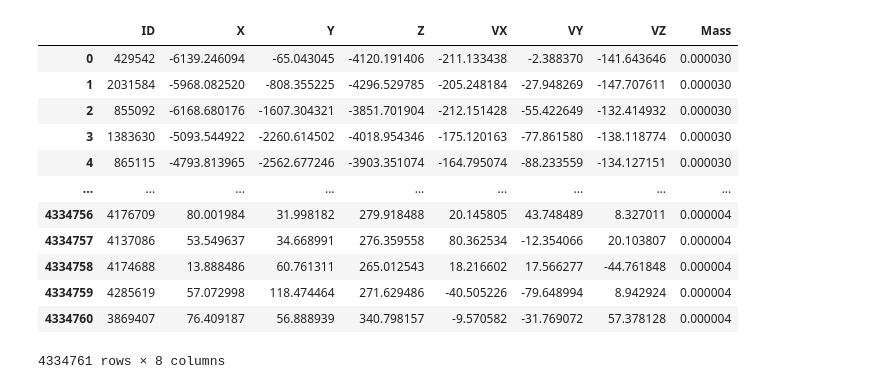
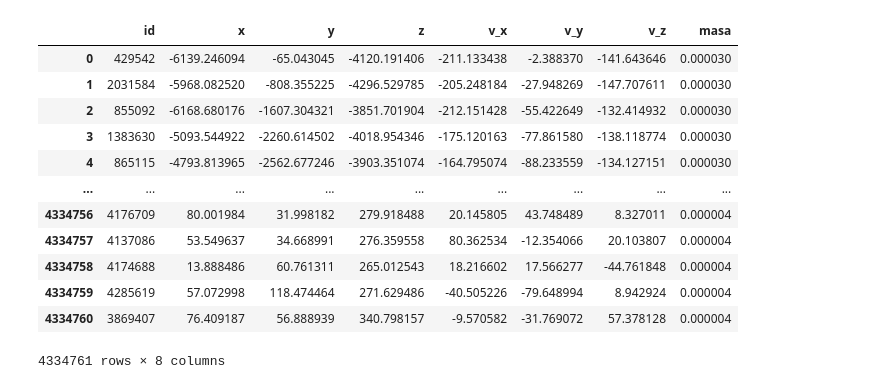
Before and after one commit to sperezp23/Analizador_de_Galaxias, a Jupyter notebook: Ensayos.ipynb, the cells around one changed output. Saved outputs shown, nothing was run; the diff lists cells and outputs as text; code cells hidden in the pictures.

```diff
--- a/Ensayos.ipynb
+++ b/Ensayos.ipynb
@@ -31,44 +31,44 @@ def leer_gadget2(file_path):
         velocities = np.fromfile(f, dtype=np.float32, count=total_particles * 3).reshape((total_particles, 3))
         block_size_end = struct.unpack("I", f.read(4))[0]
         assert block_size_start == block_size_end, "Block size mismatch en velocidades"
 
         # Leer IDs
         block_size_start = struct.unpack("I", f.read(4))[0]
         ids = np.fromfile(f, dtype=np.uint32, count=total_particles)
         block_size_end = struct.unpack("I", f.read(4))[0]
         assert block_size_start == block_size_end, "Block size mismatch en IDs"
 
         # Intentar leer masas (si están presentes)
         try:
             block_size_start = struct.unpack("I", f.read(4))[0]
             masses = np.fromfile(f, dtype=np.float32, count=total_particles)
             block_size_end = struct.unpack("I", f.read(4))[0]
             assert block_size_start == block_size_end, "Block size mismatch en masas"
         except:
             masses = None
 
     # Crear DataFrame
     df = pd.DataFrame({
-        "ID": ids,
-        "X": positions[:, 0],
-        "Y": positions[:, 1],
-        "Z": positions[:, 2],
-        "VX": velocities[:, 0],
-        "VY": velocities[:, 1],
-        "VZ": velocities[:, 2],
+        "id": ids,
+        "x": positions[:, 0],
+        "y": positions[:, 1],
+        "z": positions[:, 2],
+        "v_x": velocities[:, 0],
+        "v_y": velocities[:, 1],
+        "v_z": velocities[:, 2],
     })
 
     if masses is not None:
-        df["Mass"] = masses
+        df["masa"] = masses
 
     return df
 
 # Uso:
 archivo = r"Archivos\AM2229-735_host_RL_050"
-df_gadget = leer_gadget2(archivo)
-df_gadget
+galaxia_df = leer_gadget2(archivo)
+galaxia_df
 # %% [output]
-|  | ID | X | Y | Z | VX | VY | VZ | Mass |
+|  | id | x | y | z | v_x | v_y | v_z | masa |
 | 0 | 429542 | -6139.246094 | -65.043045 | -4120.191406 | -211.133438 | -2.388370 | -141.643646 | 0.000030 |
 | 1 | 2031584 | -5968.082520 | -808.355225 | -4296.529785 | -205.248184 | -27.948269 | -147.707611 | 0.000030 |
 | 2 | 855092 | -6168.680176 | -1607.304321 | -3851.701904 | -212.151428 | -55.422649 | -132.414932 | 0.000030 |
```
Also changed, not shown: parts of 2 cells of this notebook, 1 other file.
